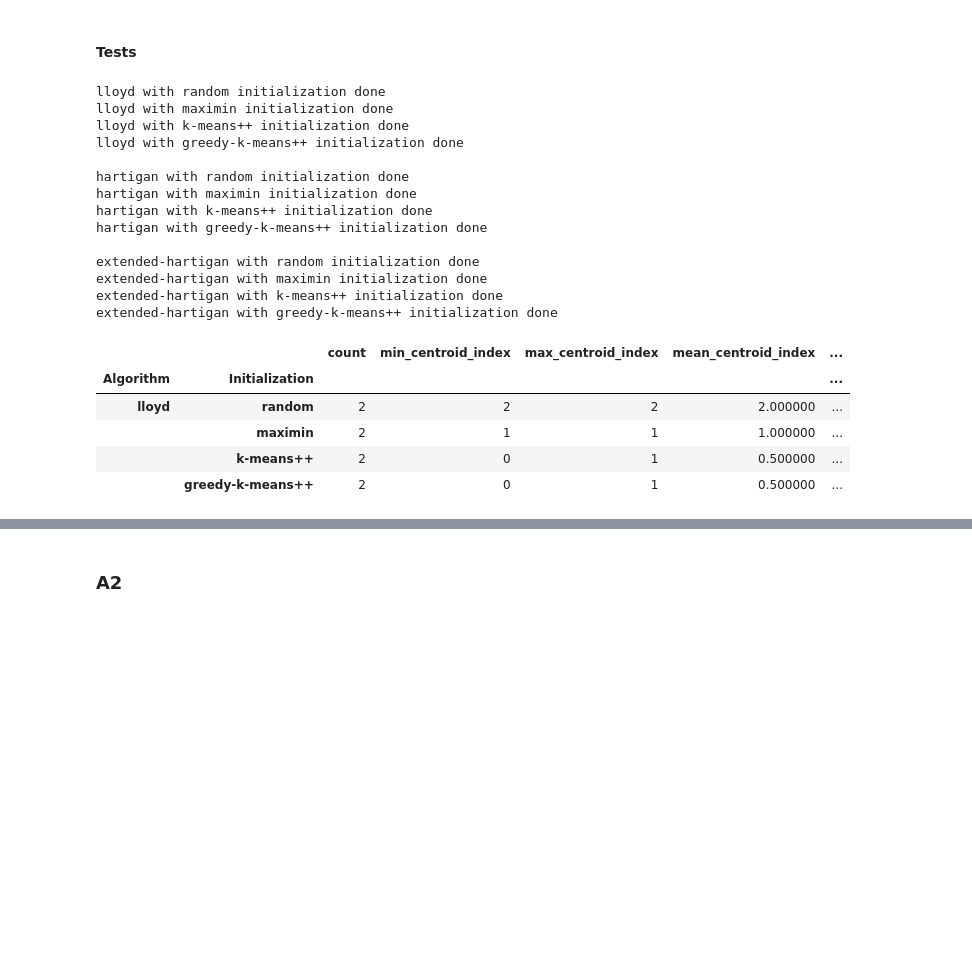
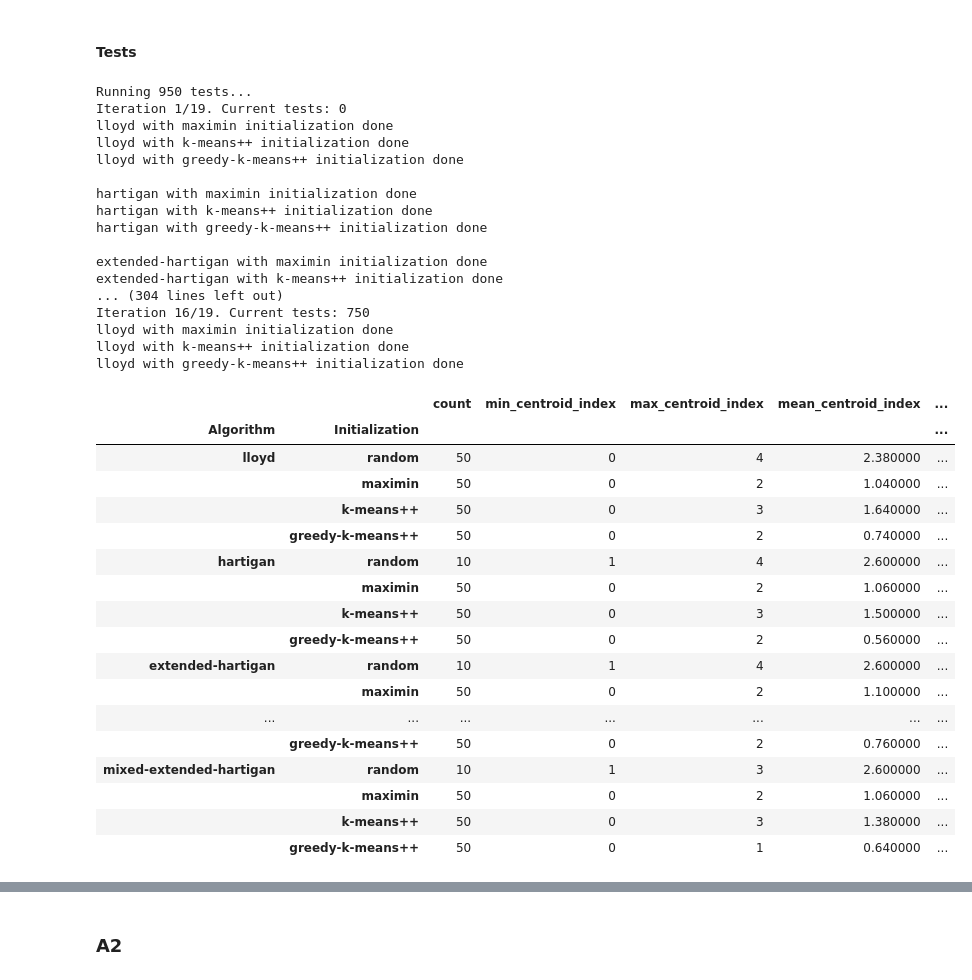
Before and after one commit to sstraccialini/k-means, a Jupyter notebook: kmeans.ipynb, the cells around one changed output, grey strips where cells are left out. Saved outputs shown, nothing was run; the diff lists cells and outputs as text; code cells hidden in the pictures; blank space fills up the shorter version.

Commit message:
Runned A1 and A2 tests

```diff
--- a/kmeans.ipynb
+++ b/kmeans.ipynb
@@ -1053,32 +1053,53 @@ centroid_index: 0
 # %% [markdown]
 #### Tests
 # %%
-n_tests = 2    # set this to the desired number of tests to run
-init = ['random', 'maximin', 'k-means++', 'greedy-k-means++']
-algo = ['lloyd', 'hartigan', 'extended-hartigan']
-test_all('data/A-Sets/a1.txt', init, algo, n_tests, true_centroids=a1_centroids, sep='   ')
+n_tests = 50
+n_iterations = 19
+
+init = ['maximin', 'k-means++', 'greedy-k-means++']
+algo = ['lloyd', 'hartigan', 'extended-hartigan', 'mixed-hartigan', 'mixed-extended-hartigan']
+
+print(f'Running {n_tests*n_iterations} tests...')
+for i in range(n_iterations):
+    print(f'Iteration {i+1}/{n_iterations}. Current tests: {n_tests*i}')
+    test_all('data/A-Sets/a1.txt', init, algo, n_tests, true_centroids=a1_centroids, sep='   ')
 # %% [output]
-lloyd with random initialization done
+Running 950 tests...
+Iteration 1/19. Current tests: 0
 lloyd with maximin initialization done
 lloyd with k-means++ initialization done
 lloyd with greedy-k-means++ initialization done
 
-hartigan with random initialization done
 hartigan with maximin initialization done
 hartigan with k-means++ initialization done
 hartigan with greedy-k-means++ initialization done
 
-extended-hartigan with random initialization done
 extended-hartigan with maximin initialization done
 extended-hartigan with k-means++ initialization done
-extended-hartigan with greedy-k-means++ initialization done
+... (304 lines left out)
+Iteration 16/19. Current tests: 750
+lloyd with maximin initialization done
+lloyd with k-means++ initialization done
+lloyd with greedy-k-means++ initialization done
 # %%
-view_tests(['random', 'maximin', 'k-means++', 'greedy-k-means++'], ['lloyd'], 'data/A-Sets/a1.txt')
+view_tests(['random', 'maximin', 'k-means++', 'greedy-k-means++'], ['lloyd', 'hartigan', 'extended-hartigan', 'mixed-hartigan', 'mixed-extended-hartigan'], 'data/A-Sets/a1.txt')
 # %% [output]
 |  |  | count | min_centroid_index | max_centroid_index | mean_centroid_index | ... |
 | Algorithm | Initialization |  |  |  |  | ... |
-| lloyd | random | 2 | 2 | 2 | 2.000000 | ... |
-|  | maximin | 2 | 1 | 1 | 1.000000 | ... |
-|  | k-means++ | 2 | 0 | 1 | 0.500000 | ... |
-|  | greedy-k-means++ | 2 | 0 | 1 | 0.500000 | ... |
+| lloyd | random | 50 | 0 | 4 | 2.380000 | ... |
+|  | maximin | 50 | 0 | 2 | 1.040000 | ... |
+|  | k-means++ | 50 | 0 | 3 | 1.640000 | ... |
+|  | greedy-k-means++ | 50 | 0 | 2 | 0.740000 | ... |
+| hartigan | random | 10 | 1 | 4 | 2.600000 | ... |
+|  | maximin | 50 | 0 | 2 | 1.060000 | ... |
+|  | k-means++ | 50 | 0 | 3 | 1.500000 | ... |
+|  | greedy-k-means++ | 50 | 0 | 2 | 0.560000 | ... |
+| extended-hartigan | random | 10 | 1 | 4 | 2.600000 | ... |
+|  | maximin | 50 | 0 | 2 | 1.100000 | ... |
+| ... | ... | ... | ... | ... | ... | ... |
+|  | greedy-k-means++ | 50 | 0 | 2 | 0.760000 | ... |
+| mixed-extended-hartigan | random | 10 | 1 | 3 | 2.600000 | ... |
+|  | maximin | 50 | 0 | 2 | 1.060000 | ... |
+|  | k-means++ | 50 | 0 | 3 | 1.380000 | ... |
+|  | greedy-k-means++ | 50 | 0 | 1 | 0.640000 | ... |
 # %%
```
Also changed, not shown: parts of 3 cells of this notebook, 10 other files.
